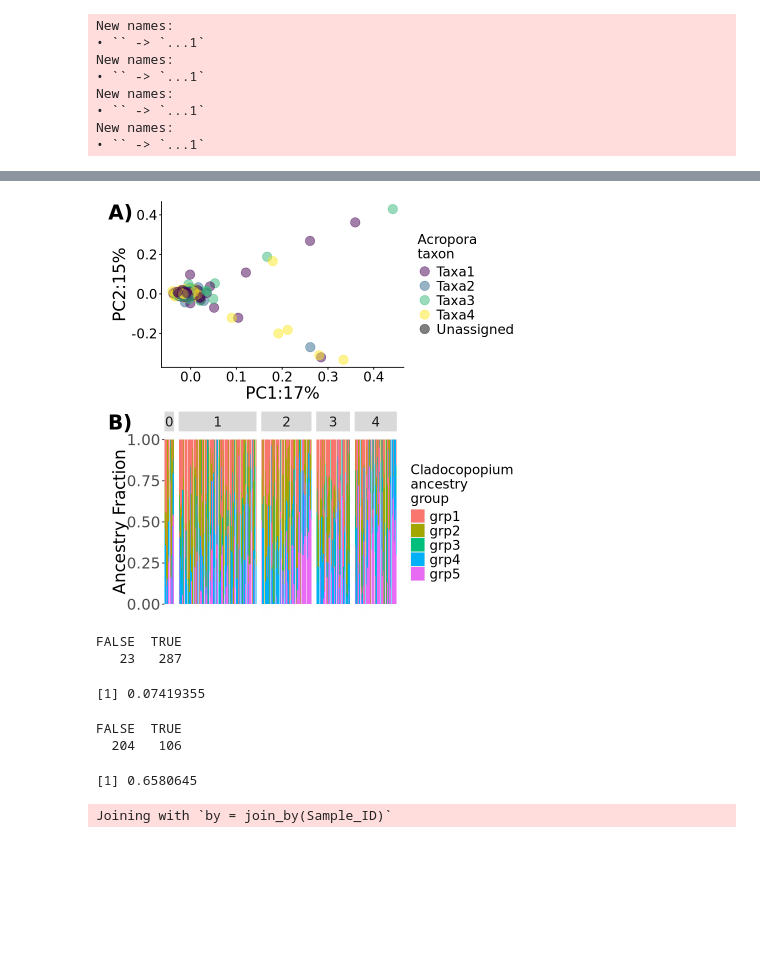
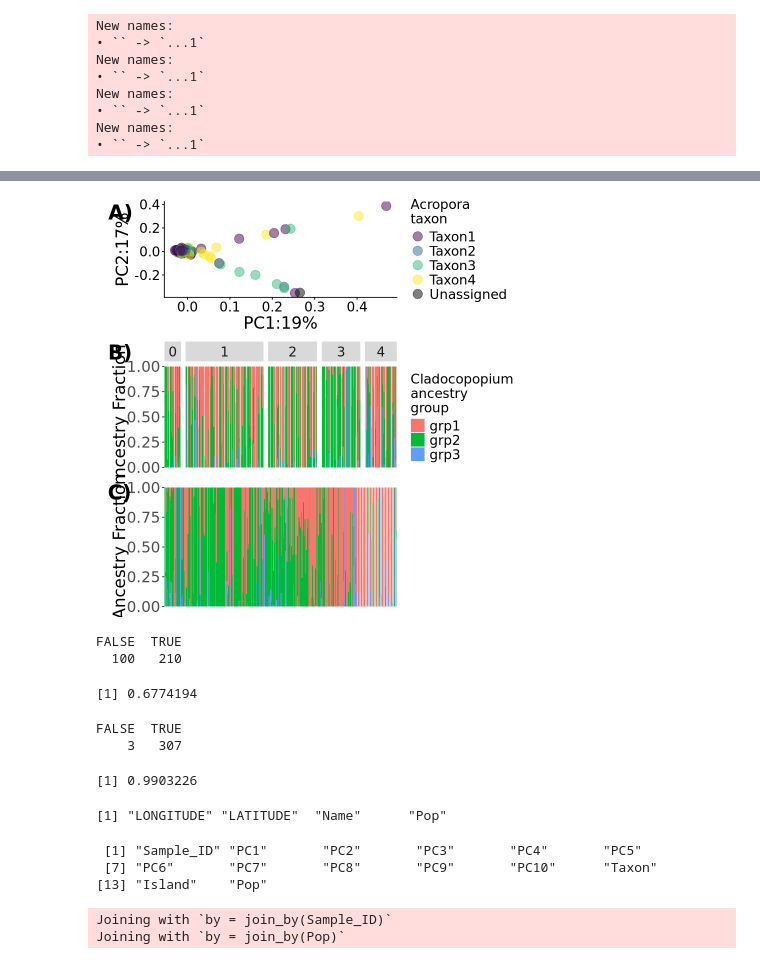
Before and after one commit to jaelynbos/Atenuis_Philippines, a Jupyter notebook: Cladocopium.ipynb, the cells around one changed output, grey strips where cells are left out. Cells and saved outputs as stored; diff of their text form; code cells hidden in the pictures; blank space fills up the shorter version.

Commit message:
Improved figures, fixed admixture problems, added annotations

```diff
--- a/Cladocopium.ipynb
+++ b/Cladocopium.ipynb
@@ -118,3 +140,14 @@ eigenvec$Taxon[eigenvec$Sample_ID %in% taxa4]<-"Taxa4"
 # %%
 #Assign a color to each Acropora taxon
-taxa_colors <- c("Taxa1" = "#440154FF","Taxa2" = "#31688EFF","Taxa3" = "#35B779FF","Taxa4" = "#FDE725FF",'Unassigned' = "#000000")
+taxa_colors <- c("Taxon1" = "#440154FF","Taxon2" = "#31688EFF","Taxon3" = "#35B779FF","Taxon4" = "#FDE725FF",'Unassigned' = "#000000")
+# %%
+#Read in site locations
+locs<-read.csv('all_Atenuis_sites_FIXED.csv')
+colnames(locs)<-c('lon','lat','site')
+# %%
+#Create ADMIXTURE table sorted by latitude
+admix_long$ind_names<-as.character(admix_long$ind_names)
+admix_long$site<-unlist(lapply(strsplit(admix_long$ind_names,"_"), head, 1))
+admix_lat<-left_join(admix_long,locs)
+admix_lat<-admix_lat[order(admix_lat$lat), ]
+admix_lat$ind_names <- factor(admix_lat$ind_names, levels = unique(admix_lat$ind_names))
@@ -120,0 +156,6 @@ taxa_colors <- c("Taxa1" = "#440154FF","Taxa2" = "#31688EFF","Taxa3" = "#35B779F
+# %%
+#Sort ADMIXTURE dataframe by main ancestry group
+admix_tab<-admix_tab[order(admix_tab$Acropora_taxa),]
+#Create long form dataframe for plotting
+admix_long<-pivot_longer(admix_tab,cols=c('grp1','grp2','grp3'),names_to='group')
+admix_long$ind_names<-factor(admix_long$ind_names, levels = unique(admix_long$ind_names))
@@ -132,7 +184,7 @@ p1 <- ggplot(eigenvec, aes(x=PC1, y=PC2, color=Taxon)) +
     legend.title = element_text(size = 16),
     axis.title.x = element_text(size = 20),
     axis.title.y = element_text(size = 20))+
-  labs(color = "Taxon", x = "PC1:17%", y = "PC2:15%")
+  labs(color = "Taxon", x = "PC1:19%", y = "PC2:17%")
 
 adplot <- ggplot(admix_long, aes(x = ind_names, y = value, fill = group)) +
   geom_col(position = position_fill()) +
@@ -151,18 +203,34 @@ adplot <- ggplot(admix_long, aes(x = ind_names, y = value, fill = group)) +
     strip.text = element_text(size = 16)
   )
 
+# Third panel using admix_lat
+adplot2 <- ggplot(admix_lat, aes(x = ind_names, y = value, fill = group)) +
+  geom_col(position = position_fill()) +
+  ylab("Ancestry Fraction") +
+  theme(legend.position = "none")+
+  theme(
+    plot.title = element_text(size = 18),
+    axis.title.y = element_text(size = 20),
+    axis.text.x = element_blank(),
+    axis.text.y = element_text(size = 18),
+    axis.title.x = element_blank(),
+    axis.ticks.x = element_blank()
+  )
+
 p1_adj <- p1 + theme(plot.margin = margin(5.5, 5.5, 5.5, 20, unit = "pt"))
 adplot_adj <- adplot + theme(plot.margin = margin(5.5, 5.5, 5.5, 20, unit = "pt"))
+adplot2_adj <- adplot2 + theme(plot.margin = margin(5.5, 5.5, 5.5, 20, unit = "pt"))
 
 combined <- plot_grid(
-  p1_adj, adplot_adj,
-  labels = c("A)", "B)"),
+  p1_adj, adplot_adj, adplot2_adj,
+  labels = c("A)", "B)", "C)"),
   label_size = 24,
   ncol = 1,
-  align = "v"
+  align = "v",
+  axis = "lr"
 )
 
-ggsave("cladocopium_clusters.png", combined, width = 8, height = 8, dpi = 1200, units = "in")
+ggsave("cladocopium_clusters2.png", combined, width = 8, height = 10, dpi = 1200, units = "in")
 
 combined
 # %% [output]
@@ -171,19 +237,19 @@ Warning message:
-[figure, old version]
+[figure, new version]
 # %%
-#Check % of individuals with >7/8 of ancestry coming form same group
-table(apply(admix_tab[,2:6],MARGIN=1,FUN=max)<=0.875)
-23/310
+#Check % of individuals with >7/8 of ancestry coming from same group
+table(apply(admix_tab[,2:4],MARGIN=1,FUN=max)>=0.875)
+210/310
 
-#Check % of individuals with >1/2 of ancestry coming form same group
-table(apply(admix_tab[,2:6],MARGIN=1,FUN=max)<=0.5)
-204/310
+#Check % of individuals with >1/2 of ancestry coming from same group
+table(apply(admix_tab[,2:4],MARGIN=1,FUN=max)>=0.5)
+307/310
 # %% [output]
 FALSE  TRUE
-   23   287
+  100   210
-[1] 0.07419355
+[1] 0.6774194
 FALSE  TRUE
-  204   106
+    3   307
-[1] 0.6580645
+[1] 0.9903226
 # %%
 #Create 'island' (Cebu vs. Leyte) and 'population' (site) variables by splitting sample names. This will be used for later analysis and plotting.
 eigenvec$Island <- substr(eigenvec$Sample_ID,start=1,stop=3)
@@ -194,8 +262,18 @@ metadat<-read.csv('metadata_shoredist.csv')
+# %%
+colnames(metadat_sites)
+colnames(eigenvec)
+# %% [output]
+[1] "LONGITUDE" "LATITUDE"  "Name"      "Pop"
+ [1] "Sample_ID" "PC1"       "PC2"       "PC3"       "PC4"       "PC5"
+ [7] "PC6"       "PC7"       "PC8"       "PC9"       "PC10"      "Taxon"
+[13] "Island"    "Pop"
 # %%
 #Join metadata and eigenvector data. Note that not all individuals have associated metadata; these individuals are dropped
 metadat_merge<-left_join(eigenvec,metadat)
+sites_merge<-left_join(eigenvec,metadat_sites)
 # %% [output]
 Joining with `by = join_by(Sample_ID)`
+Joining with `by = join_by(Pop)`
 # %%
 #Check for singificant linear relationshiph between depth and any of the first four PCs for all Cladocopium
 summary(lm(PC1 ~ Depth_ft, data=metadat_merge))
```
Also changed, not shown: parts of 38 cells of this notebook.
